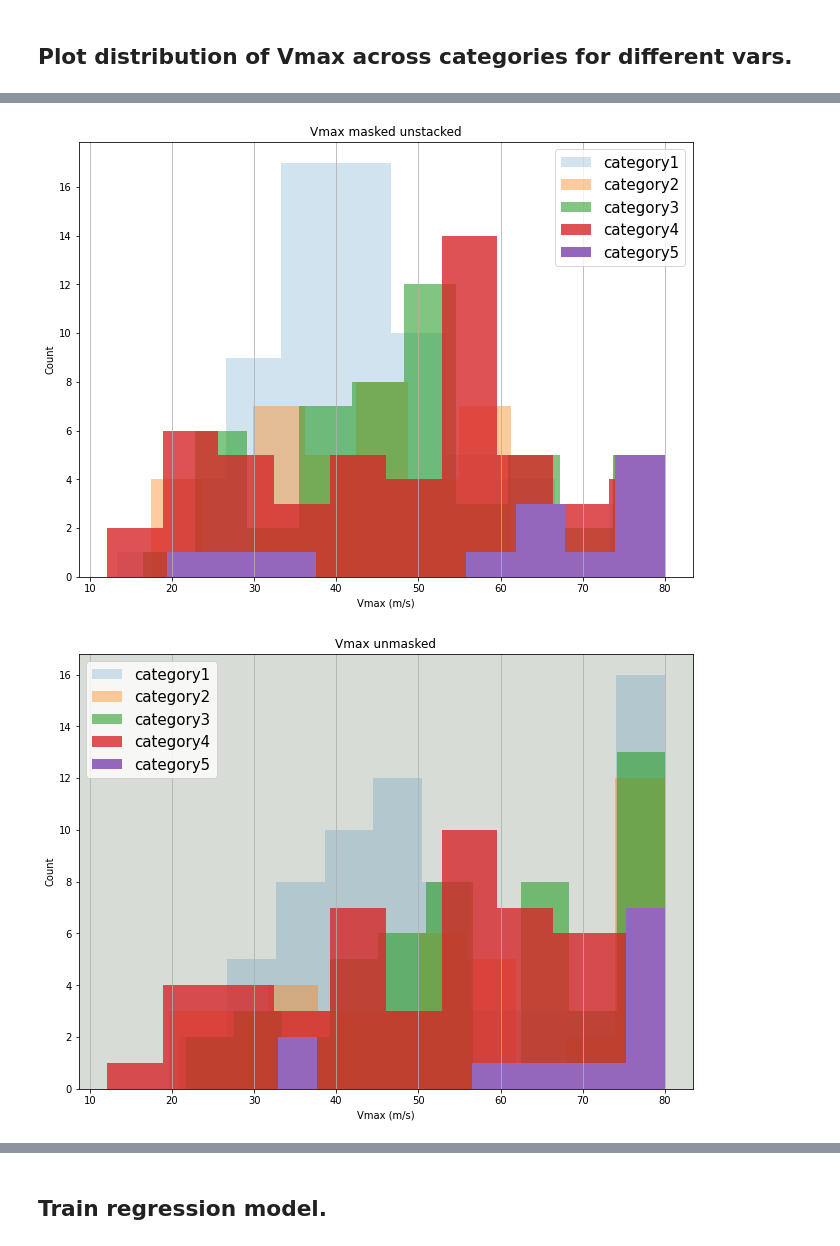
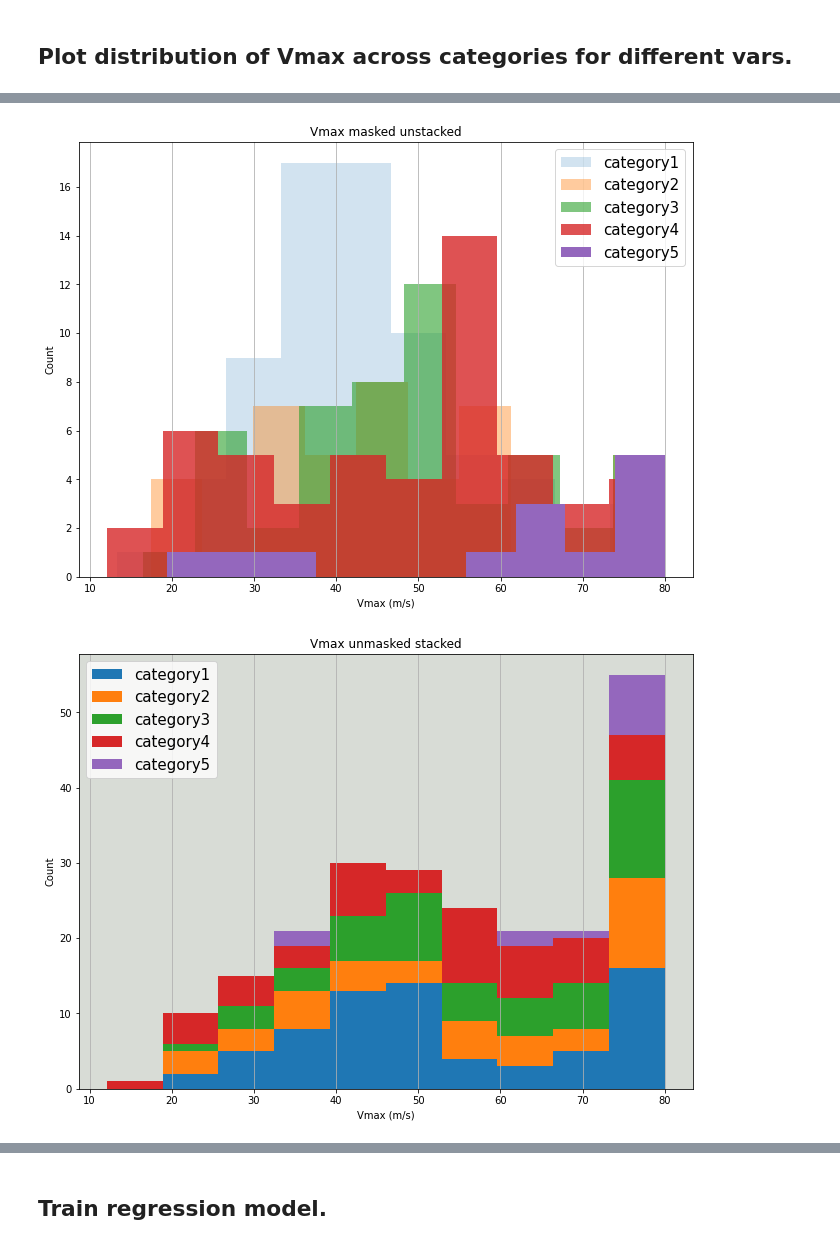
Before and after one commit to raquelcarmo/tropical_cyclones, a Jupyter notebook: src/code/TC_Vmax_Regression.ipynb, the cells around one changed output, grey strips where cells are left out. Drawn from its saved outputs; the diff is of its cells as text; code cells hidden in the pictures.

```diff
--- a/src/code/TC_Vmax_Regression.ipynb
+++ b/src/code/TC_Vmax_Regression.ipynb
@@ -221,6 +220,12 @@ dataset
 # %% [markdown]
 ## Plot distribution of Vmax across categories for different vars.
 # %%
+main_dir = "SAR_swath_Vmax/with feature_wind[heterogeneity_mask[0] != 0] = 0 and feature_wind[mask[0] != 0] = 0"
+save_dir = "{}/histograms".format(main_dir)
+os.makedirs(save_dir, exist_ok = True)
+
+dataset = pd.read_csv("{}/Vmax_info_masked_both_filtered.csv".format(main_dir))
+
 fig, ax = plt.subplots(figsize =(11,8))
 rate = 0.2
 for cat in range(1, 6):
@@ -232,6 +237,7 @@ ax.legend(fontsize = 15)
 ax.grid(axis='y')
 ax.set_facecolor('#d8dcd6')
 plt.show()
+fig.savefig("{}/Vmax_cyclob.png".format(save_dir))
 
 
 fig, ax = plt.subplots(figsize =(11,8))
@@ -247,33 +253,53 @@ ax.set(title = 'Vmax masked stacked', ylabel = 'Count', xlabel = 'Vmax (m/s)')
 ax.legend(fontsize = 15)
 ax.grid(axis='x')
 ax.set_facecolor('#d8dcd6')
 plt.show()
+fig.savefig("{}/Vmax_ws_masked_stacked.png".format(save_dir))
 
 
 fig, ax = plt.subplots(figsize =(11,8))
 for cat in range(1, 6):
   category = 'category'+str(cat)
   feature = dataset.where(dataset.category == category).loc[:, "Vmax_ws_masked"]
   feature.hist(ax=ax, label=category, alpha = rate*cat)
 ax.set(title = 'Vmax masked unstacked', ylabel = 'Count', xlabel = 'Vmax (m/s)')
 ax.legend(fontsize = 15)
 ax.grid(axis='y')
 #ax.set_facecolor('#d8dcd6')
 plt.show()
+fig.savefig("{}/Vmax_ws_masked_unstacked.png".format(save_dir))
+
+
+fig, ax = plt.subplots(figsize =(11,8))
+cats = ['category1', 'category2', 'category3', 'category4', 'category5']
+cat1 = dataset.where(dataset.category == 'category1').loc[:, "Vmax_ws"]
+cat2 = dataset.where(dataset.category == 'category2').loc[:, "Vmax_ws"]
+cat3 = dataset.where(dataset.category == 'category3').loc[:, "Vmax_ws"]
+cat4 = dataset.where(dataset.category == 'category4').loc[:, "Vmax_ws"]
+cat5 = dataset.where(dataset.category == 'category5').loc[:, "Vmax_ws"]
+
+plt.hist([cat1, cat2, cat3, cat4, cat5], stacked=True, label = cats)
+ax.set(title = 'Vmax unmasked stacked', ylabel = 'Count', xlabel = 'Vmax (m/s)')
+ax.legend(fontsize = 15)
+ax.grid(axis='x')
+ax.set_facecolor('#d8dcd6')
+plt.show()
+fig.savefig("{}/Vmax_ws_stacked.png".format(save_dir))
 
 
 fig, ax = plt.subplots(figsize =(11,8))
 for cat in range(1, 6):
   category = 'category'+str(cat)
   feature = dataset.where(dataset.category == category).loc[:, "Vmax_ws"]
   feature.hist(ax=ax, label=category, alpha = rate*cat)
-ax.set(title = 'Vmax unmasked', ylabel = 'Count', xlabel = 'Vmax (m/s)')
+ax.set(title = 'Vmax unmasked unstacked', ylabel = 'Count', xlabel = 'Vmax (m/s)')
 ax.legend(fontsize = 15)
 ax.grid(axis='y')
-ax.set_facecolor('#d8dcd6')
+#ax.set_facecolor('#d8dcd6')
 plt.show()
+fig.savefig("{}/Vmax_ws_unstacked.png".format(save_dir))
 # %% [output]
 [figure]
 [figure]
 [figure]
-[figure, old version]
+[figure, new version]
```
Also changed, not shown: parts of 4 cells of this notebook.
